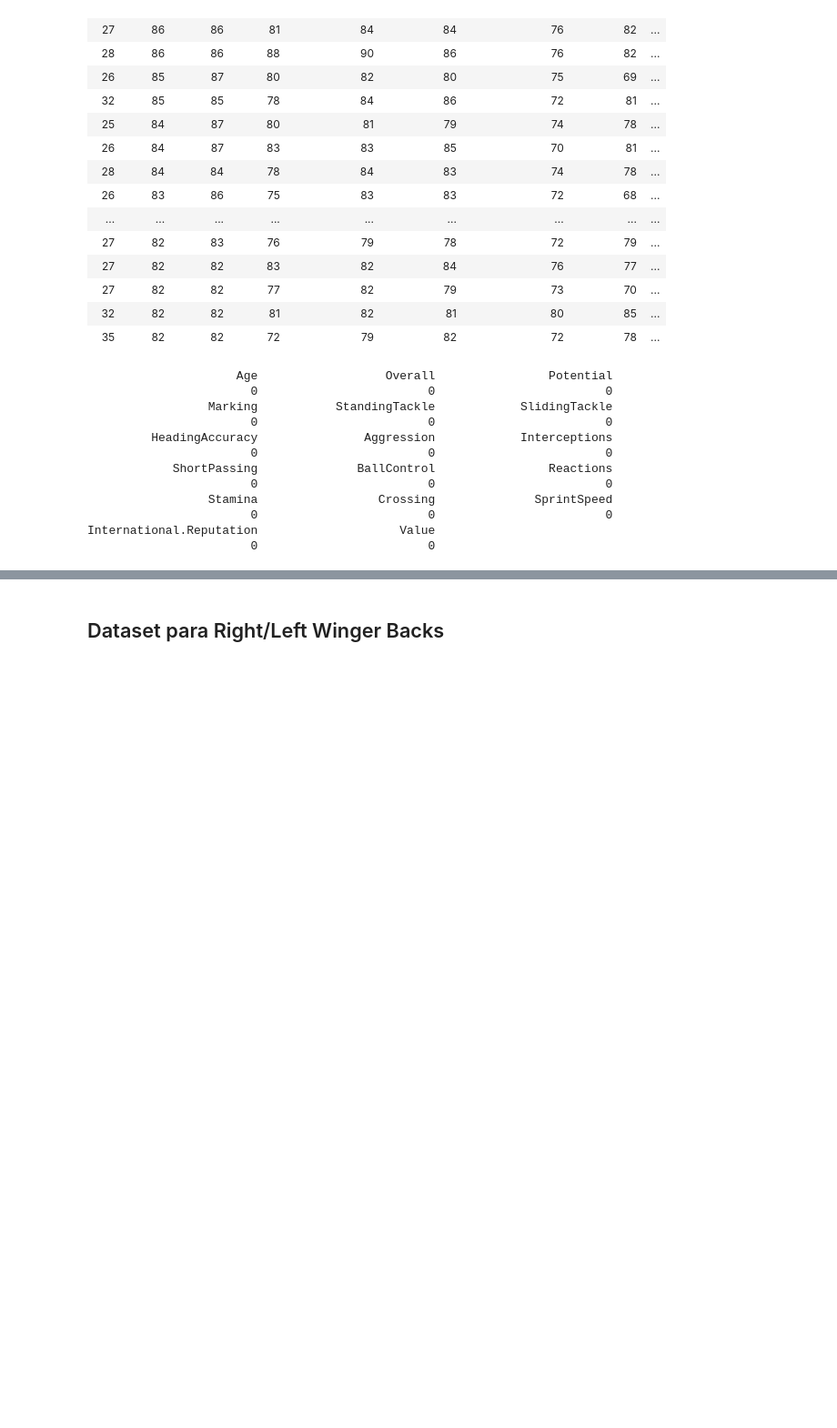
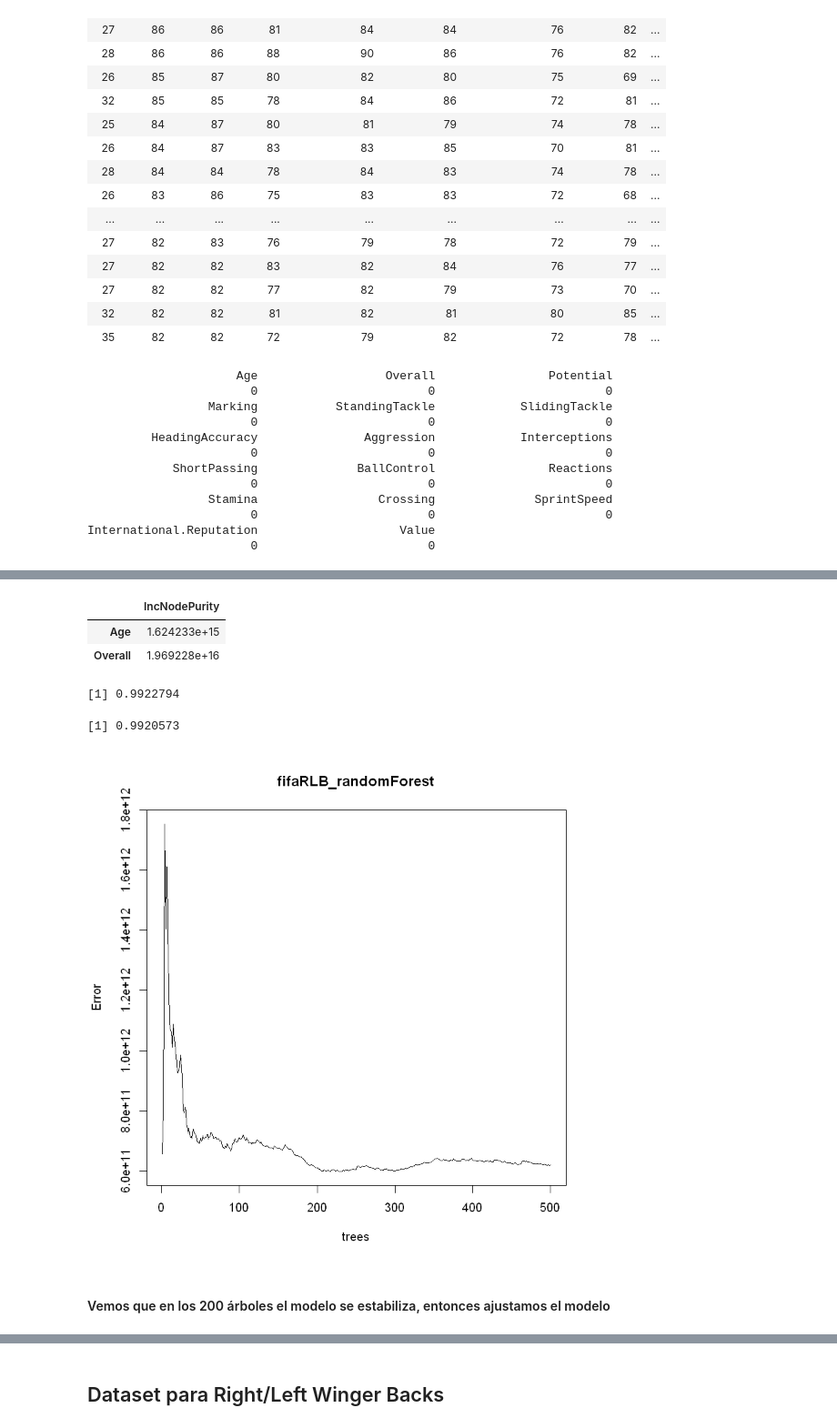
Before and after one commit to LauraRodriguezCanova/MachineLearning, a Jupyter notebook: TallerMachineLearning_DevIT.ipynb, the cells around one changed output, grey strips where cells are left out. Shown: that part at 91% size. Drawn from its saved outputs; the diff is of its cells as text; code cells hidden in the pictures; blank space fills up the shorter version.

```diff
--- a/TallerMachineLearning_DevIT.ipynb
+++ b/TallerMachineLearning_DevIT.ipynb
@@ -1333,0 +1466,5 @@ International.Reputation                    Value
+# %%
+#Creación del modelo
+library(randomForest)
+set.seed(1234)
+fifaRLB_randomForest <- randomForest(Value ~ Age+Overall, data = fifaRLB.train, ntree = 500)
@@ -1333,0 +1484,7 @@ International.Reputation                    Value
+# %%
+#Importancia de las variables
+fifaRLB_randomForest$importance
+# %% [output]
+|  | IncNodePurity |
+| Age | 1.624233e+15 |
+| Overall | 1.969228e+16 |
@@ -1333,0 +1494,5 @@ International.Reputation                    Value
+# %%
+#Correlación entre la predicción
+cor(fifaRLB.train$Value, y_fifaRLB_predict)
+# %% [output]
+[1] 0.9922794
@@ -1333,0 +1501,11 @@ International.Reputation                    Value
+# %%
+cor(fifaRLB.test$Value, y_fifaRLB_test_predict)
+# %% [output]
+[1] 0.9920573
+# %%
+#Gráfica del modelo que muestra que al incrementar los árboles los errores disminuyen
+plot(fifaRLB_randomForest)
+# %% [output]
+[figure, added]
+# %% [markdown]
+#### Vemos que en los 200 árboles el modelo se estabiliza, entonces ajustamos el modelo
```
Also changed, not shown: parts of 79 cells of this notebook, 1 other file.
